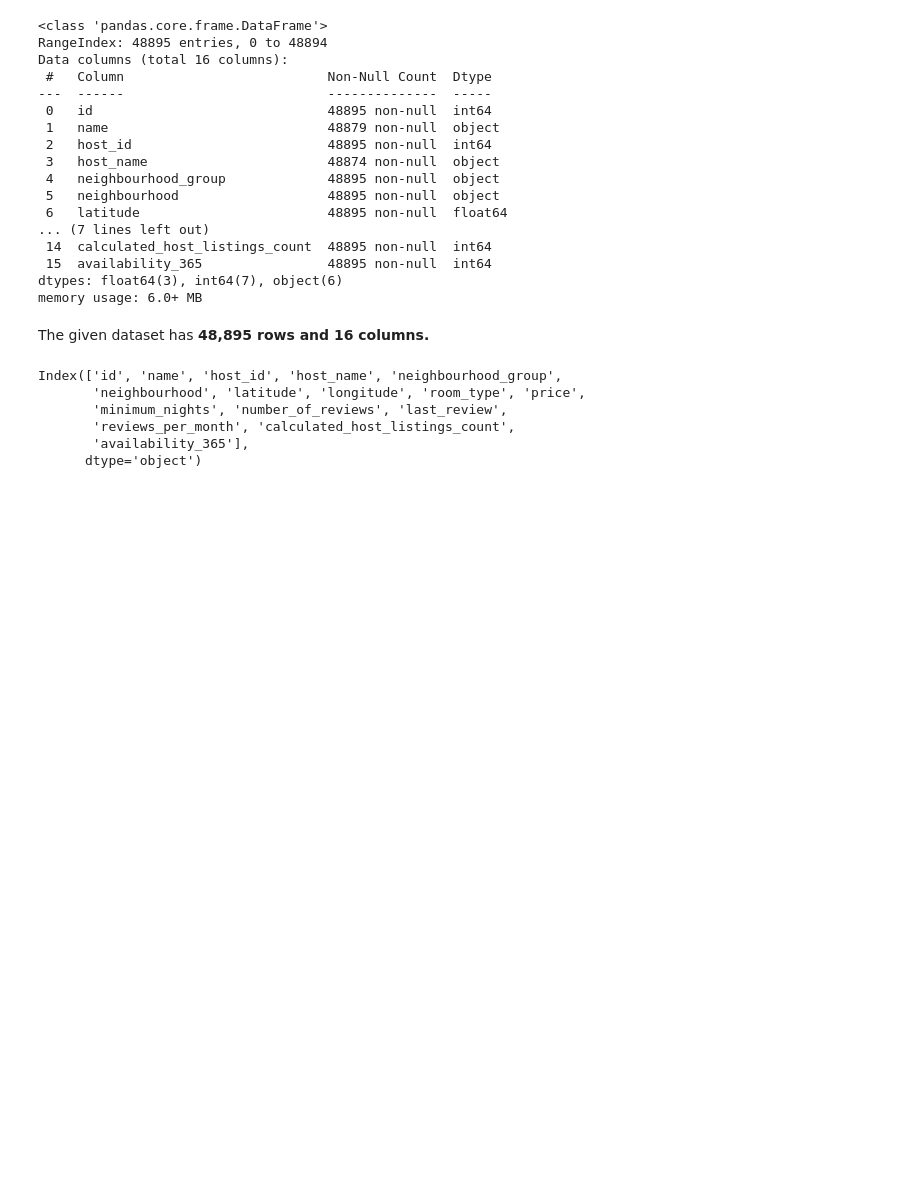
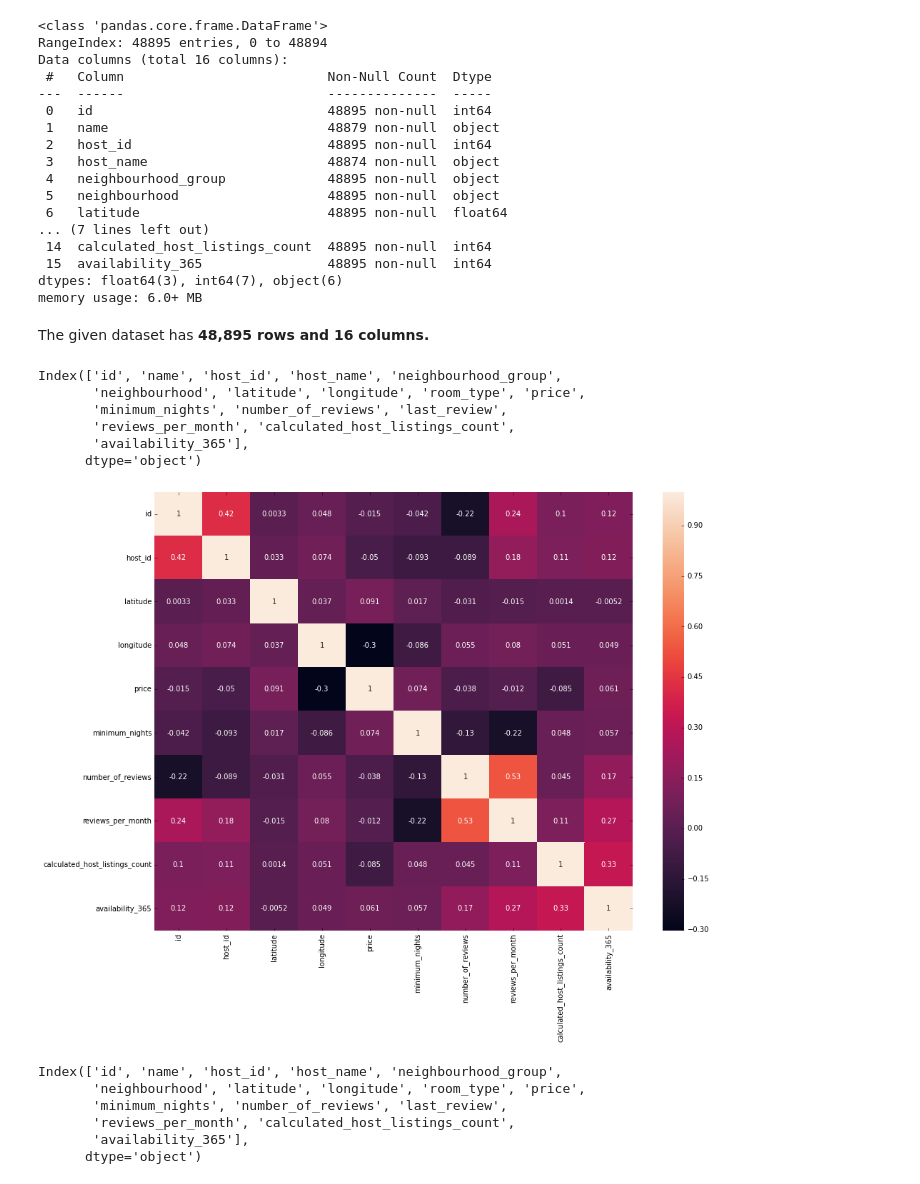
Before and after one commit to sneraikar/Airbnb-Bookings-Analysis, a Jupyter notebook: Airbnb_Bookings_Analysis_Capstone_Project_Solution.ipynb, the cells around one changed output. Saved outputs shown, nothing was run; the diff lists cells and outputs as text; code cells hidden in the pictures; blank space fills up the shorter version.

```diff
--- a/Airbnb_Bookings_Analysis_Capstone_Project_Solution.ipynb
+++ b/Airbnb_Bookings_Analysis_Capstone_Project_Solution.ipynb
@@ -61,6 +61,19 @@ dtypes: float64(3), int64(7), object(6)
 memory usage: 6.0+ MB
 # %% [markdown]
 The given dataset has **48,895 rows and 16 columns.**
+# %%
+corr=df.corr(method="kendall")
+plt.figure(figsize=(15,11))
+sns.heatmap(corr,annot=True)
+df.columns
+# %% [output]
+Index(['id', 'name', 'host_id', 'host_name', 'neighbourhood_group',
+       'neighbourhood', 'latitude', 'longitude', 'room_type', 'price',
+       'minimum_nights', 'number_of_reviews', 'last_review',
+       'reviews_per_month', 'calculated_host_listings_count',
+       'availability_365'],
+      dtype='object')
+[figure, added]
 # %%
 df.columns
 # %% [output]
```
Also changed, not shown: parts of 2 cells of this notebook.
